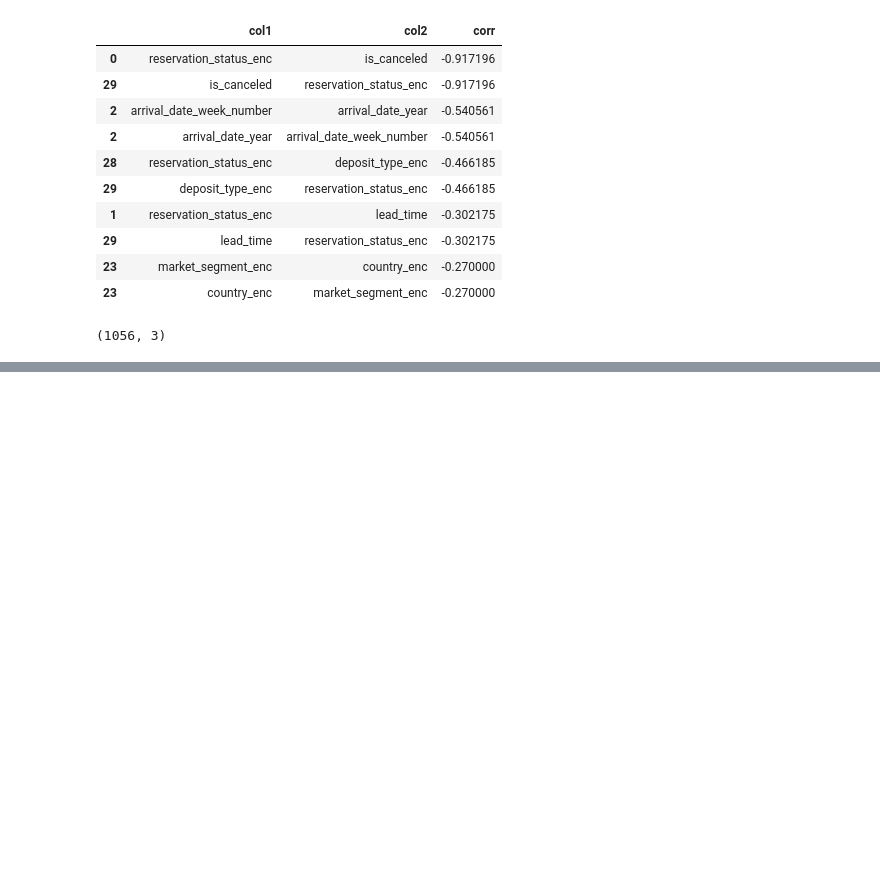
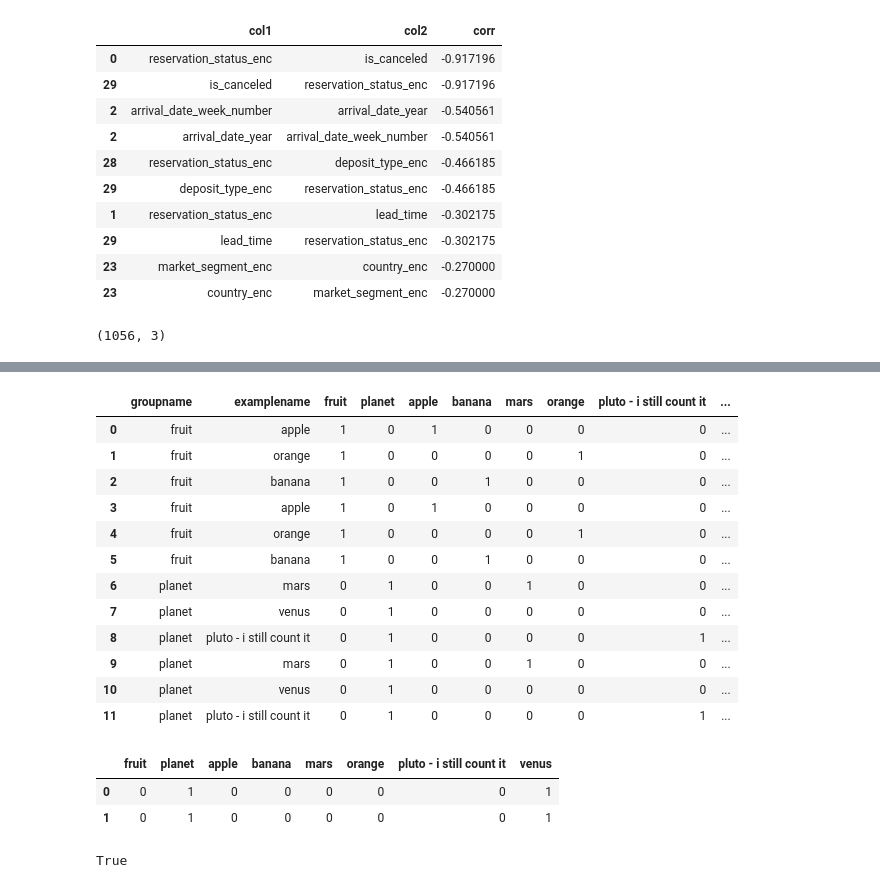
Before and after one commit to josephburton06/Hotel-Bookings, a Jupyter notebook: hotel_bookings.ipynb, the cells around one changed output, grey strips where cells are left out. Drawn from its saved outputs; the diff is of its cells as text; code cells hidden in the pictures; blank space fills up the shorter version.

```diff
--- a/hotel_bookings.ipynb
+++ b/hotel_bookings.ipynb
@@ -383,0 +386,4 @@ all_corrs_df.shape
+# %%
+d = {'groupname': ['fruit', 'fruit', 'fruit', 'fruit', 'fruit', 'fruit', 'planet', 'planet', 'planet', 'planet', 'planet', 'planet'], 'examplename': ['apple', 'orange', 'banana', 'apple', 'orange', 'banana', 'mars', 'venus', 'pluto - i still count it', 'mars','venus', 'pluto - i still count it']}
+d = pd.DataFrame(data=d)
+d
@@ -383,0 +404,20 @@ all_corrs_df.shape
+# %%
+groupnamedummy = pd.get_dummies(df['groupname'])
+examplenamedummy = pd.get_dummies(df['examplename'])
+d = pd.concat([d, groupnamedummy], axis=1)
+d = pd.concat([d, examplenamedummy], axis=1)
+d
+# %% [output]
+|  | groupname | examplename | fruit | planet | apple | banana | mars | orange | pluto - i still count it | ... |
+| 0 | fruit | apple | 1 | 0 | 1 | 0 | 0 | 0 | 0 | ... |
+| 1 | fruit | orange | 1 | 0 | 0 | 0 | 0 | 1 | 0 | ... |
+| 2 | fruit | banana | 1 | 0 | 0 | 1 | 0 | 0 | 0 | ... |
+| 3 | fruit | apple | 1 | 0 | 1 | 0 | 0 | 0 | 0 | ... |
+| 4 | fruit | orange | 1 | 0 | 0 | 0 | 0 | 1 | 0 | ... |
+| 5 | fruit | banana | 1 | 0 | 0 | 1 | 0 | 0 | 0 | ... |
+| 6 | planet | mars | 0 | 1 | 0 | 0 | 1 | 0 | 0 | ... |
+| 7 | planet | venus | 0 | 1 | 0 | 0 | 0 | 0 | 0 | ... |
+| 8 | planet | pluto - i still count it | 0 | 1 | 0 | 0 | 0 | 0 | 1 | ... |
+| 9 | planet | mars | 0 | 1 | 0 | 0 | 1 | 0 | 0 | ... |
+| 10 | planet | venus | 0 | 1 | 0 | 0 | 0 | 0 | 0 | ... |
+| 11 | planet | pluto - i still count it | 0 | 1 | 0 | 0 | 0 | 0 | 1 | ... |
@@ -383,0 +427,13 @@ all_corrs_df.shape
+# %%
+corr_df = pd.DataFrame(d[d.venus != 0])
+corr_df = corr_df.select_dtypes(include=['uint8'])
+corr_df.reset_index(drop=True, inplace=True)
+corr_df
+# %% [output]
+|  | fruit | planet | apple | banana | mars | orange | pluto - i still count it | venus |
+| 0 | 0 | 1 | 0 | 0 | 0 | 0 | 0 | 1 |
+| 1 | 0 | 1 | 0 | 0 | 0 | 0 | 0 | 1 |
+# %%
+corr_df['venus'].equals(corr_df['planet'])
+# %% [output]
+True
```
Also changed, not shown: parts of 6 cells of this notebook.
